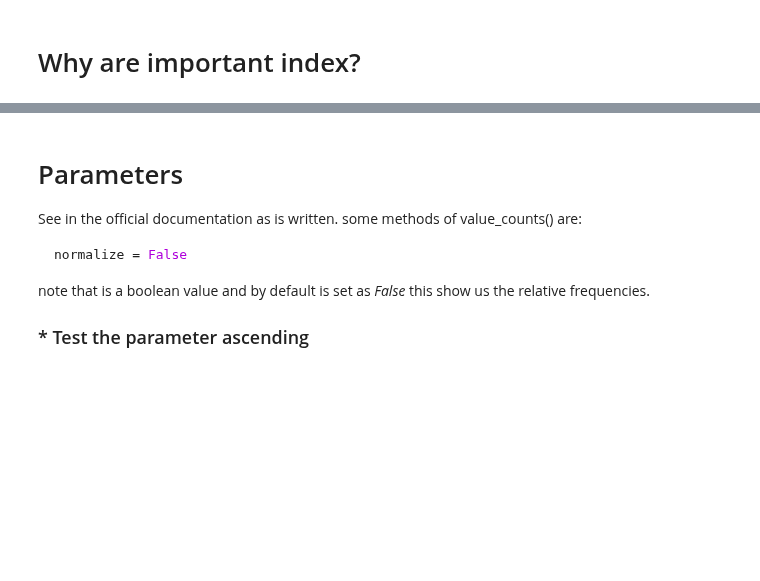
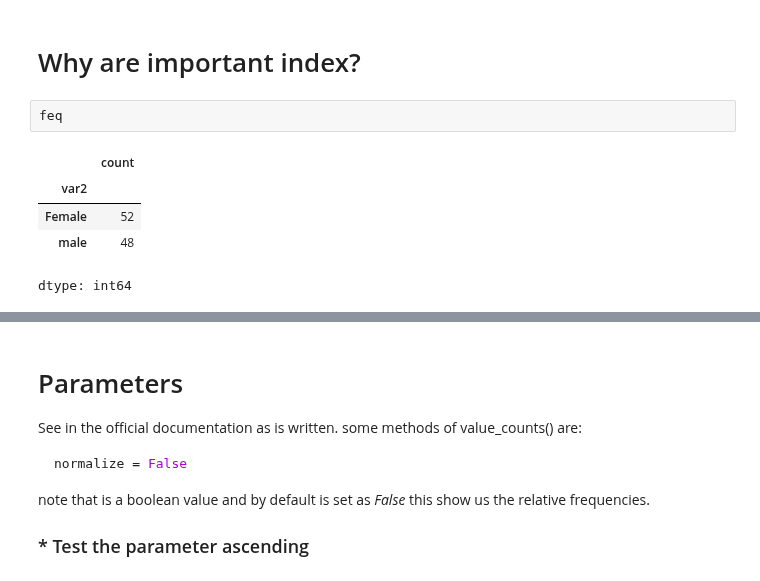
Before and after one commit to it-ces/PUBLIC-AI, a Jupyter notebook: short-labs-pandas/LaboratoryPandas(ONE).ipynb, the cells around one changed output, grey strips where cells are left out. Cells and saved outputs as stored; diff of their text form; blank space fills up the shorter version.

```diff
--- a/short-labs-pandas/LaboratoryPandas(ONE).ipynb
+++ b/short-labs-pandas/LaboratoryPandas(ONE).ipynb
@@ -84,5 +86,13 @@ df['var1'].value_counts().plot(kind='barh')
 # %% [markdown]
 # Why are important index?
+# %%
+feq
+# %% [output]
+|  | count |
+| var2 |  |
+| Female | 52 |
+| male | 48 |
+dtype: int64
 # %%
 import matplotlib.pyplot as plt
 feq = pd.DataFrame(feq).reset_index()
```
Also changed, not shown: parts of 13 cells of this notebook.
